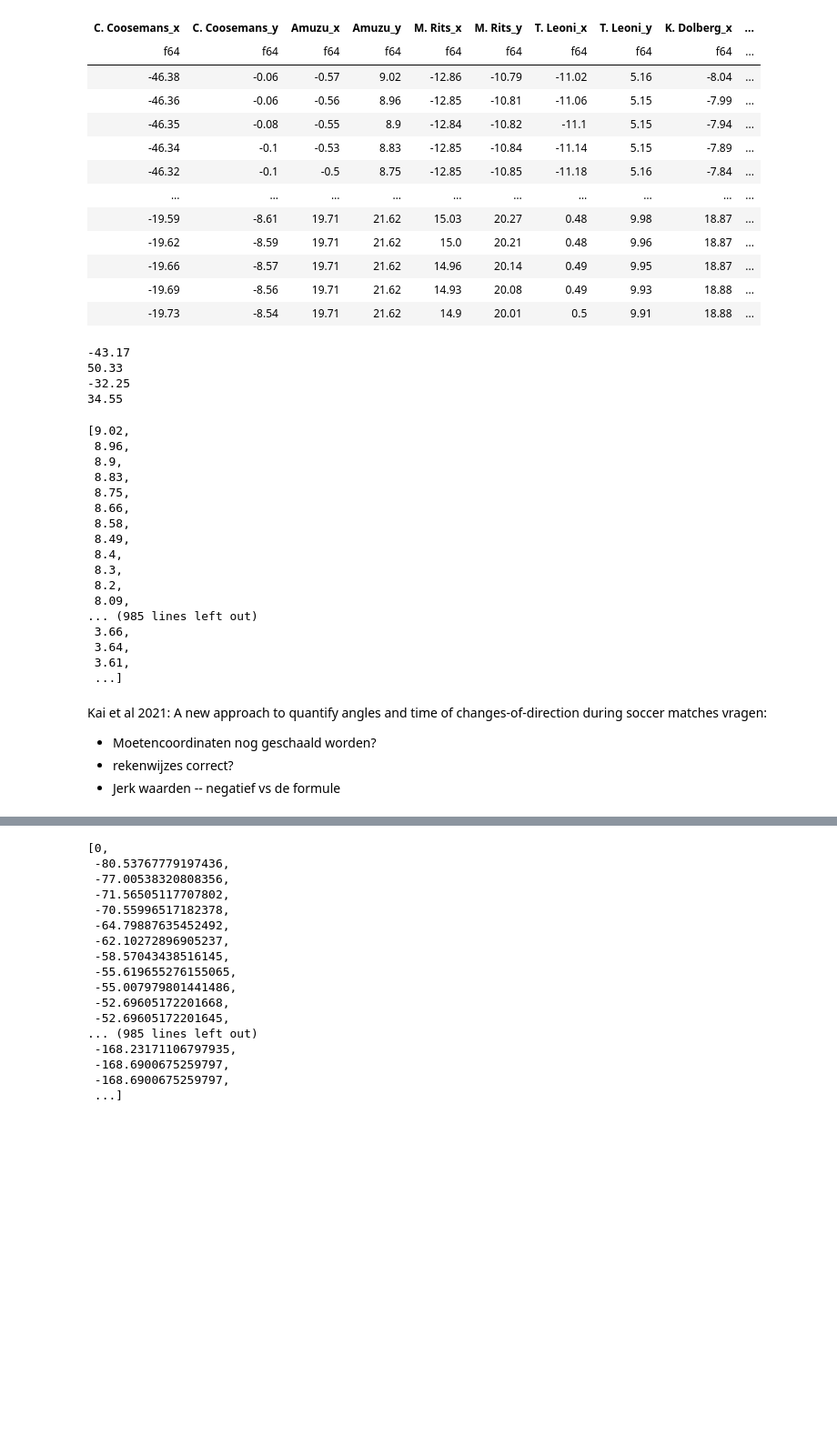
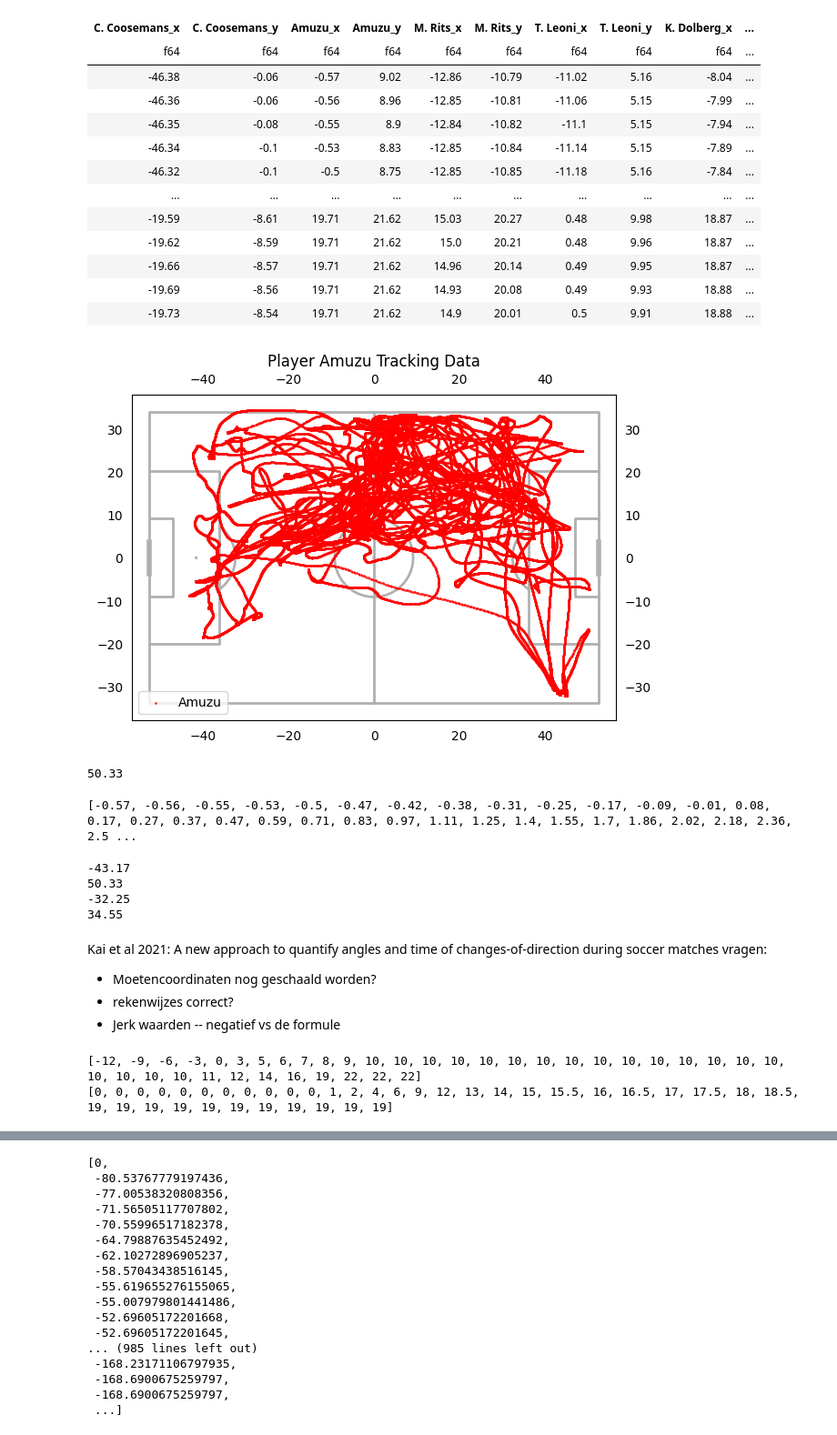
Before and after one commit to ihosten/internship_club_brugge, a Jupyter notebook: positional_data/ChangesOfDirection.ipynb, the cells around one changed output, grey strips where cells are left out. Shown at 91% size. Drawn from its saved outputs; the diff is of its cells as text; code cells hidden in the pictures; blank space fills up the shorter version.

```diff
--- a/positional_data/ChangesOfDirection.ipynb
+++ b/positional_data/ChangesOfDirection.ipynb
@@ -39,6 +48,29 @@ shape: (76_366, 42)
 # %%
 x = xy_df.get_column("Amuzu_x").to_list()
 y = xy_df.get_column("Amuzu_y").to_list()
+# %%
+pitch = Pitch(pitch_type='secondspectrum', pitch_length=105, pitch_width=68,
+              axis=True, label=True)#, pitch_color='grass', line_color='white', stripe_color='#c2d59d', stripe=True)
+fig, ax = pitch.draw()
+
+ax.scatter(x, y, c='red', s=1, label='Amuzu', alpha=0.7)
+
+# Optional: add legend and title
+ax.legend()
+plt.title('Player Amuzu Tracking Data')
+
+plt.show()
+# %% [output]
+[figure, added]
+# %%
+max(x)
+# %% [output]
+50.33
+# %%
+print(x)
+print(y)
+# %% [output]
+[-0.57, -0.56, -0.55, -0.53, -0.5, -0.47, -0.42, -0.38, -0.31, -0.25, -0.17, -0.09, -0.01, 0.08, 0.17, 0.27, 0.37, 0.47, 0.59, 0.71, 0.83, 0.97, 1.11, 1.25, 1.4, 1.55, 1.7, 1.86, 2.02, 2.18, 2.36, 2.5 ...
 # %%
 print(min(x))
 print(max(x))
@@ -49,29 +81,19 @@ print(max(y))
 50.33
 -32.25
 34.55
-# %%
-y
-# %% [output]
-[9.02,
- 8.96,
- 8.9,
- 8.83,
- 8.75,
- 8.66,
- 8.58,
- 8.49,
- 8.4,
- 8.3,
- 8.2,
- 8.09,
-... (985 lines left out)
- 3.66,
- 3.64,
- 3.61,
- ...]
 # %% [markdown]
 Kai et al 2021: A new approach to quantify angles and time of changes-of-direction during soccer matches
 vragen:
 - Moetencoordinaten nog geschaald worden?
 - rekenwijzes correct?
 - Jerk waarden -- negatief vs de formule
+# %%
+# testing variables to use as input for a small scale test
+x_test = [-12,-9,-6,-3,0,3,5,6,7,8,9,10,10,10,10,10,10,10,10,10, 10, 10, 10, 10, 10, 10, 10, 10, 10, 10, 11, 12, 14, 16, 19, 22, 22, 22]
+y_test = [0,0,0,0,0,0,0,0,0,0,0,1,2,4,6,9,12,13,14, 15, 15.5, 16, 16.5, 17, 17.5, 18, 18.5, 19, 19, 19, 19, 19, 19, 19, 19, 19, 19, 19]
+print(x_test)
+print(y_test)
+#x_test.reverse()
+# %% [output]
+[-12, -9, -6, -3, 0, 3, 5, 6, 7, 8, 9, 10, 10, 10, 10, 10, 10, 10, 10, 10, 10, 10, 10, 10, 10, 10, 10, 10, 10, 10, 11, 12, 14, 16, 19, 22, 22, 22]
+[0, 0, 0, 0, 0, 0, 0, 0, 0, 0, 0, 1, 2, 4, 6, 9, 12, 13, 14, 15, 15.5, 16, 16.5, 17, 17.5, 18, 18.5, 19, 19, 19, 19, 19, 19, 19, 19, 19, 19, 19]
```
Also changed, not shown: parts of 21 cells of this notebook.
